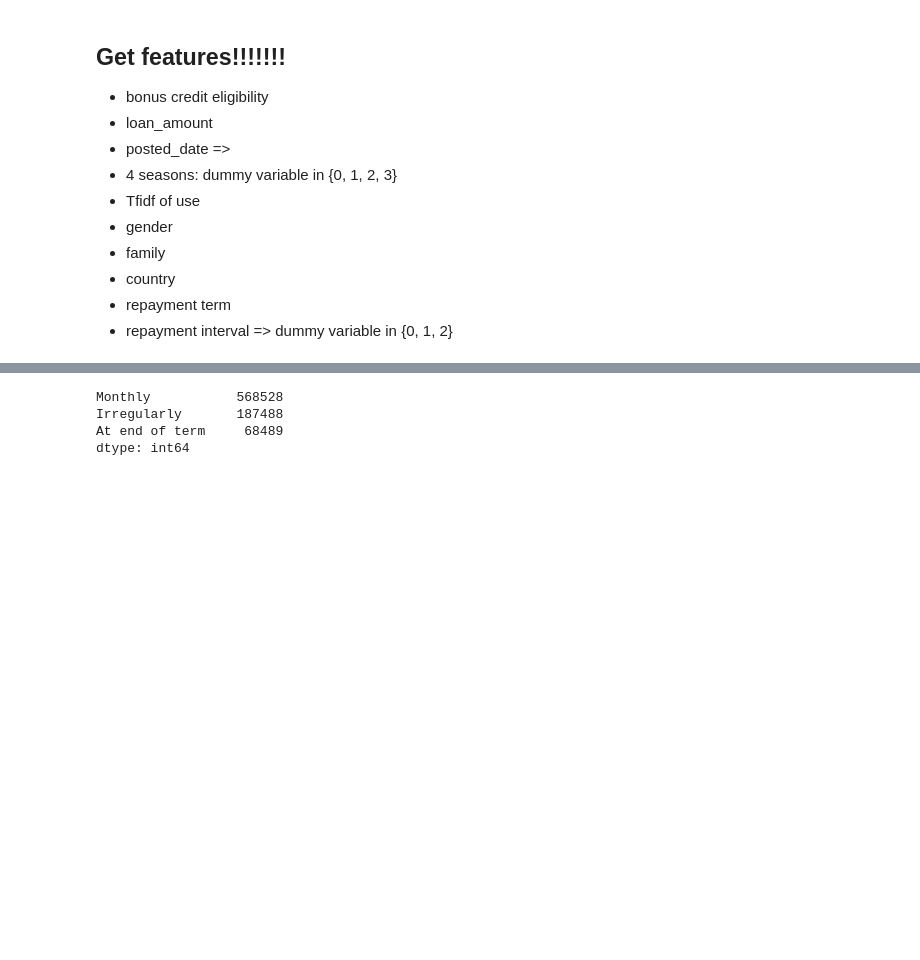
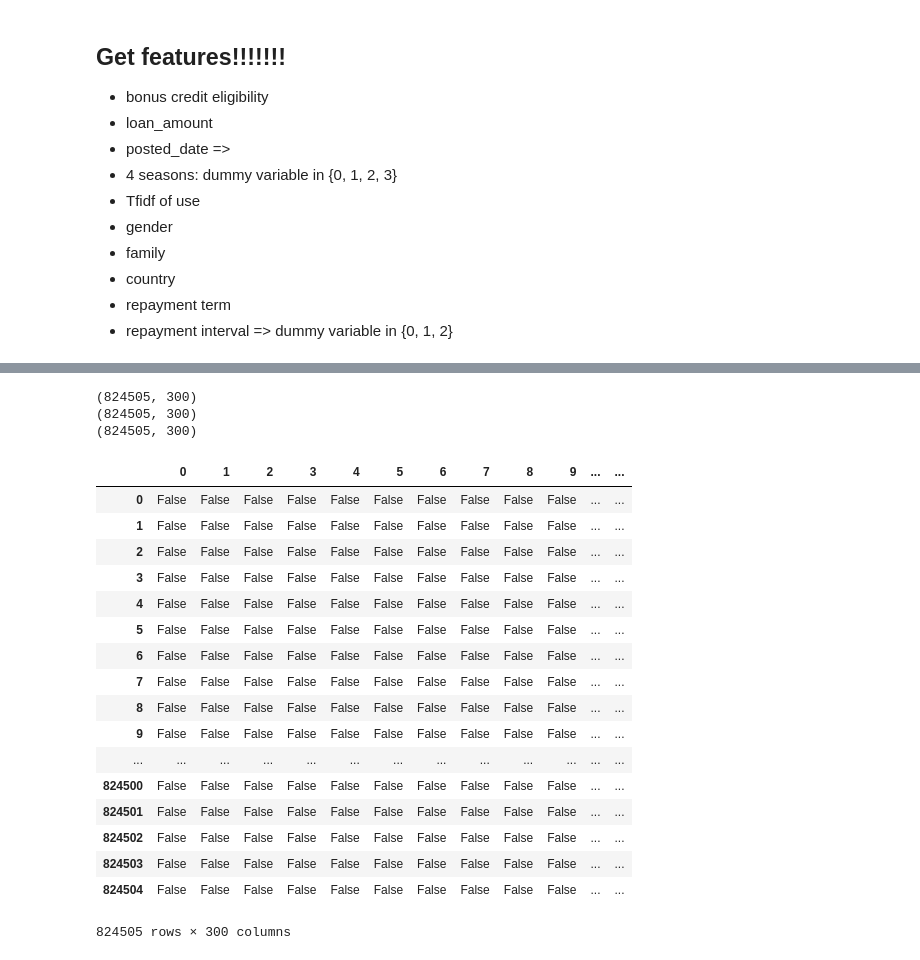
Before and after one commit to yulizhou/Kipfian, a Jupyter notebook: iter5.ipynb, the cells around one changed output, grey strips where cells are left out. Cells and saved outputs as stored; diff of their text form; code cells hidden in the pictures; blank space fills up the shorter version.

```diff
--- a/iter5.ipynb
+++ b/iter5.ipynb
@@ -127,7 +113,72 @@ Name: repayment_term, dtype: float64
-# %%
-df['repayment_interval'].value_counts()
-# %% [output]
-Monthly           568528
-Irregularly       187488
-At end of term     68489
-dtype: int64
+# %%
+# dummify posted_date to seasons
+def convert_to_season(x):
+    m = x.month
+    if m < 4:
+        return 'Spring'
+    elif m < 7:
+        return 'Summer'
+    elif m < 11:
+        return 'Fall'
+    else:
+        return 'Winter'
+
+raw_features['season'] = raw_features['posted_date'].map(lambda x: convert_to_season(x))
+raw_features = pd.concat([raw_features, pd.get_dummies(raw_features['season'], prefix='season_')], axis=1)
+raw_features = raw_features.drop(['season'], axis=1)
+# %%
+# dummify repayment_interval
+raw_features = pd.concat([raw_features,
+                          pd.get_dummies(raw_features['repayment_interval'], prefix='repayment_interval_')],
+                          axis=1)
+raw_features = raw_features.drop(['repayment_interval'], axis=1)
+# %%
+# get tfidf of use
+def tokenize(doc):
+    '''
+    INPUT: string
+    OUTPUT: list of strings
+
+    Tokenize and stem/lemmatize the document.
+    '''
+    snowball = SnowballStemmer('english')
+    return [snowball.stem(word) for word in word_tokenize(doc.lower())]
+
+
+def get_vectorizer(descriptions, num_features=300):
+    vect = TfidfVectorizer(max_features=num_features, stop_words='english', tokenizer=tokenize)
+    return vect.fit(descriptions)
+
+
+text = raw_features['use'].values
+tfidf = pd.DataFrame(get_vectorizer(text).transform(text).toarray())
+# raw_features = raw_features.drop(['use'], axis=1)
+# %%
+print tfidf.shape
+print tfidf[tfidf.isnull()].shape
+print tfidf[tfidf.notnull()].shape
+# %% [output]
+(824505, 300)
+(824505, 300)
+(824505, 300)
+# %%
+tfidf.isnull()
+# %% [output]
+|  | 0 | 1 | 2 | 3 | 4 | 5 | 6 | 7 | 8 | 9 | ... | ... |
+| 0 | False | False | False | False | False | False | False | False | False | False | ... | ... |
+| 1 | False | False | False | False | False | False | False | False | False | False | ... | ... |
+| 2 | False | False | False | False | False | False | False | False | False | False | ... | ... |
+| 3 | False | False | False | False | False | False | False | False | False | False | ... | ... |
+| 4 | False | False | False | False | False | False | False | False | False | False | ... | ... |
+| 5 | False | False | False | False | False | False | False | False | False | False | ... | ... |
+| 6 | False | False | False | False | False | False | False | False | False | False | ... | ... |
+| 7 | False | False | False | False | False | False | False | False | False | False | ... | ... |
+| 8 | False | False | False | False | False | False | False | False | False | False | ... | ... |
+| 9 | False | False | False | False | False | False | False | False | False | False | ... | ... |
+| ... | ... | ... | ... | ... | ... | ... | ... | ... | ... | ... | ... | ... |
+| 824500 | False | False | False | False | False | False | False | False | False | False | ... | ... |
+| 824501 | False | False | False | False | False | False | False | False | False | False | ... | ... |
+| 824502 | False | False | False | False | False | False | False | False | False | False | ... | ... |
+| 824503 | False | False | False | False | False | False | False | False | False | False | ... | ... |
+| 824504 | False | False | False | False | False | False | False | False | False | False | ... | ... |
+824505 rows × 300 columns
```
Also changed, not shown: parts of 6 cells of this notebook, 3 other files.
